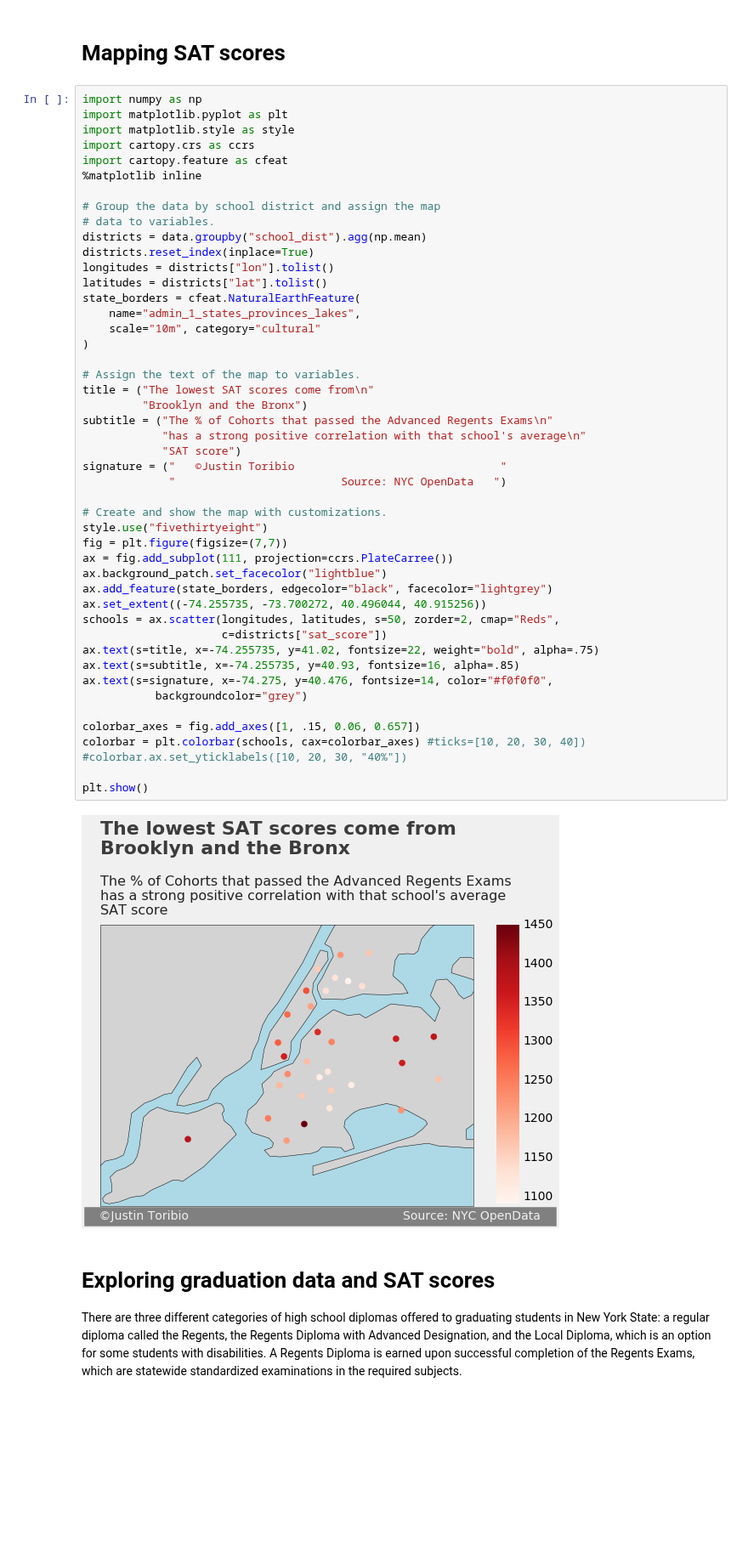
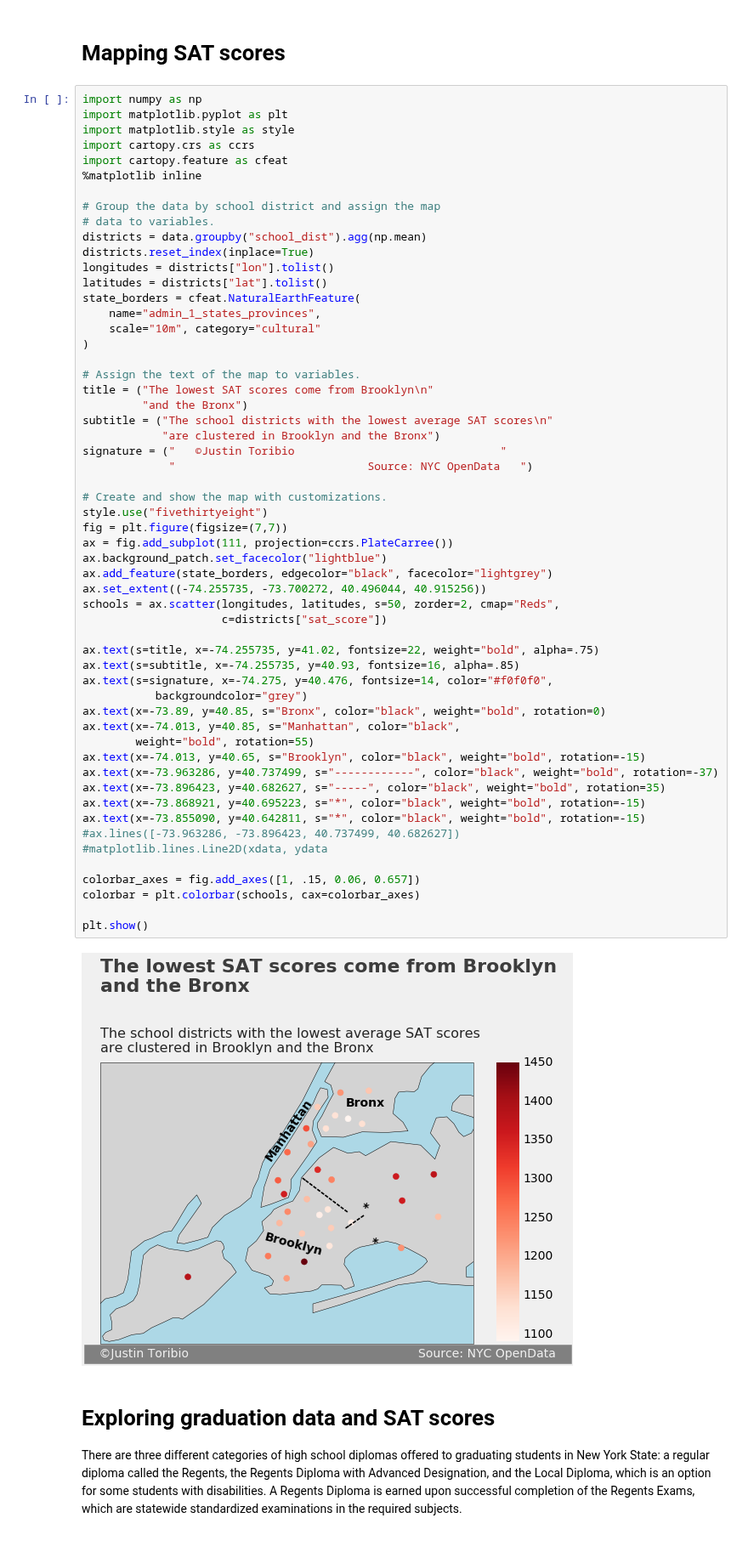
Before and after one commit to JustinToribio/analyzing-the-sat, a Jupyter notebook: notebooks/1.0-jt-analyze-the-sat.ipynb, the cells around one changed output. Shown at 85% size. Drawn from its saved outputs; the diff is of its cells as text; blank space fills up the shorter version.

```diff
--- a/notebooks/1.0-jt-analyze-the-sat.ipynb
+++ b/notebooks/1.0-jt-analyze-the-sat.ipynb
@@ -130,43 +130,52 @@ import cartopy.feature as cfeat
 # data to variables.
 districts = data.groupby("school_dist").agg(np.mean)
 districts.reset_index(inplace=True)
 longitudes = districts["lon"].tolist()
 latitudes = districts["lat"].tolist()
 state_borders = cfeat.NaturalEarthFeature(
-    name="admin_1_states_provinces_lakes",
+    name="admin_1_states_provinces",
     scale="10m", category="cultural"
 )
 
 # Assign the text of the map to variables.
-title = ("The lowest SAT scores come from\n"
-         "Brooklyn and the Bronx")
-subtitle = ("The % of Cohorts that passed the Advanced Regents Exams\n"
-            "has a strong positive correlation with that school's average\n"
-            "SAT score")
+title = ("The lowest SAT scores come from Brooklyn\n"
+         "and the Bronx")
+subtitle = ("The school districts with the lowest average SAT scores\n"
+            "are clustered in Brooklyn and the Bronx")
 signature = ("   ©Justin Toribio                               "
-             "                         Source: NYC OpenData   ")
+             "                             Source: NYC OpenData   ")
 
 # Create and show the map with customizations.
 style.use("fivethirtyeight")
 fig = plt.figure(figsize=(7,7))
 ax = fig.add_subplot(111, projection=ccrs.PlateCarree())
 ax.background_patch.set_facecolor("lightblue")
 ax.add_feature(state_borders, edgecolor="black", facecolor="lightgrey")
 ax.set_extent((-74.255735, -73.700272, 40.496044, 40.915256))
 schools = ax.scatter(longitudes, latitudes, s=50, zorder=2, cmap="Reds",
                      c=districts["sat_score"])
+
 ax.text(s=title, x=-74.255735, y=41.02, fontsize=22, weight="bold", alpha=.75)
 ax.text(s=subtitle, x=-74.255735, y=40.93, fontsize=16, alpha=.85)
 ax.text(s=signature, x=-74.275, y=40.476, fontsize=14, color="#f0f0f0",
            backgroundcolor="grey")
+ax.text(x=-73.89, y=40.85, s="Bronx", color="black", weight="bold", rotation=0)
+ax.text(x=-74.013, y=40.85, s="Manhattan", color="black",
+        weight="bold", rotation=55)
+ax.text(x=-74.013, y=40.65, s="Brooklyn", color="black", weight="bold", rotation=-15)
+ax.text(x=-73.963286, y=40.737499, s="------------", color="black", weight="bold", rotation=-37)
+ax.text(x=-73.896423, y=40.682627, s="-----", color="black", weight="bold", rotation=35)
+ax.text(x=-73.868921, y=40.695223, s="*", color="black", weight="bold", rotation=-15)
+ax.text(x=-73.855090, y=40.642811, s="*", color="black", weight="bold", rotation=-15)
+#ax.lines([-73.963286, -73.896423, 40.737499, 40.682627])
+#matplotlib.lines.Line2D(xdata, ydata
 
 colorbar_axes = fig.add_axes([1, .15, 0.06, 0.657])
-colorbar = plt.colorbar(schools, cax=colorbar_axes) #ticks=[10, 20, 30, 40])
-#colorbar.ax.set_yticklabels([10, 20, 30, "40%"])
+colorbar = plt.colorbar(schools, cax=colorbar_axes)
 
 plt.show()
 # %% [output]
-[figure, old version]
+[figure, new version]
 # %% [markdown]
 # Exploring graduation data and SAT scores
 
```
